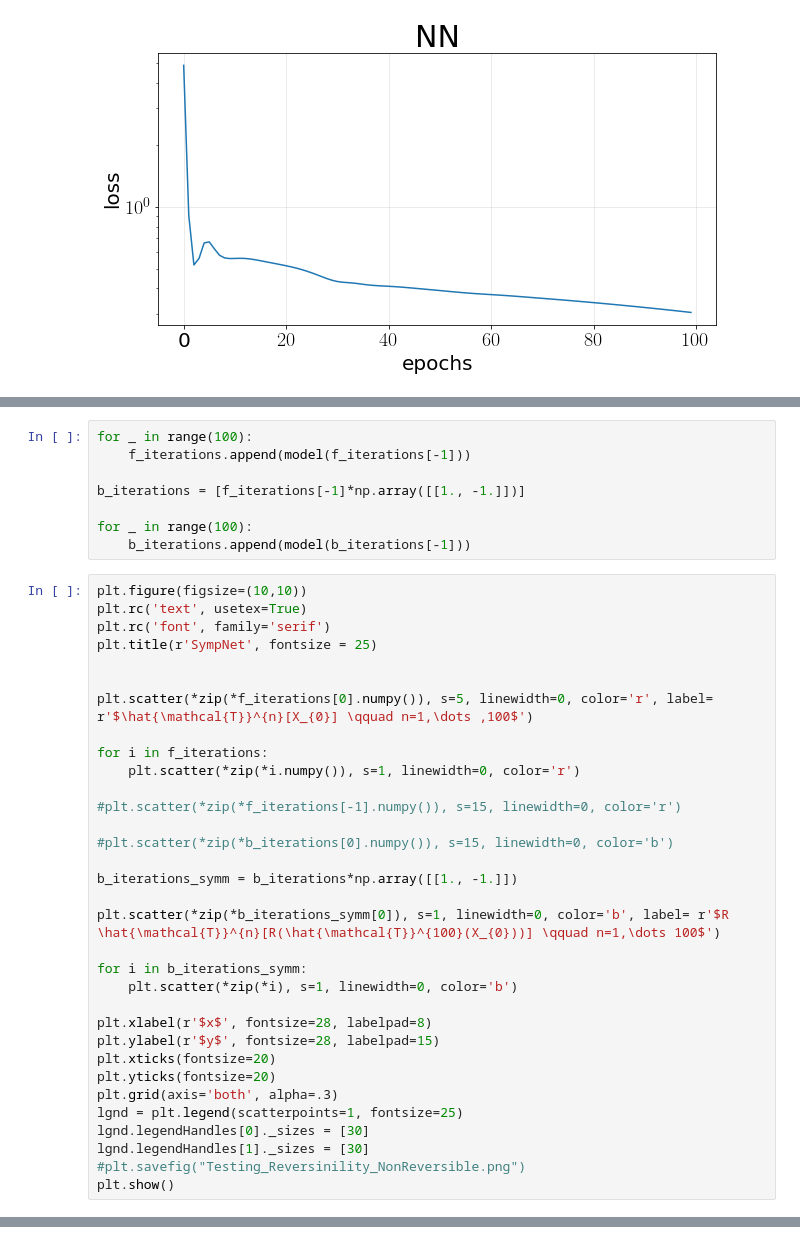
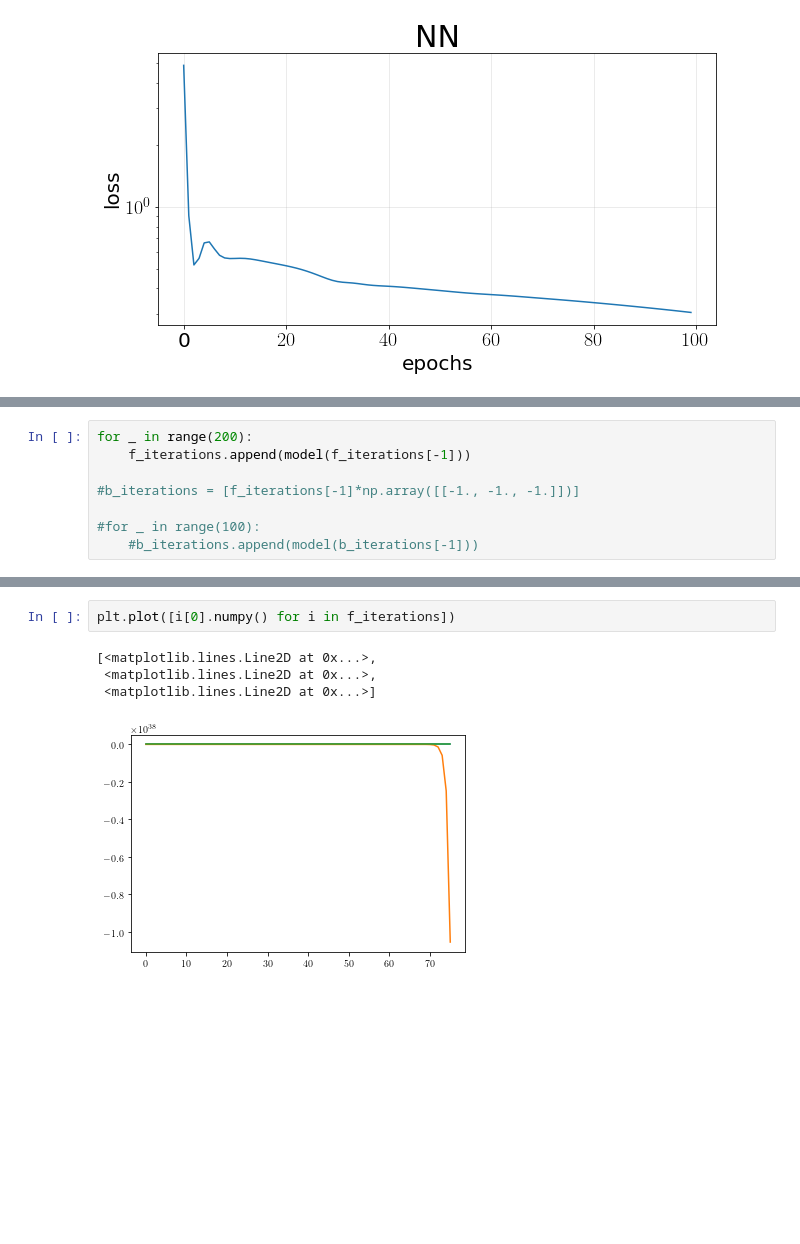
Before and after one commit to Ricvalp/SymplecticTimeReversibleNN, a Jupyter notebook: 3D_system/RealNVP_tfb.ipynb, the cells around one changed output, grey strips where cells are left out. Cells and saved outputs as stored; diff of their text form; blank space fills up the shorter version.

```diff
--- a/3D_system/RealNVP_tfb.ipynb
+++ b/3D_system/RealNVP_tfb.ipynb
@@ -284,41 +284,8 @@ f_iterations = [model(x0)]
 # %%
-for _ in range(100):
+for _ in range(200):
     f_iterations.append(model(f_iterations[-1]))
 
-b_iterations = [f_iterations[-1]*np.array([[1., -1.]])]
+#b_iterations = [f_iterations[-1]*np.array([[-1., -1., -1.]])]
 
-for _ in range(100):
-    b_iterations.append(model(b_iterations[-1]))
+#for _ in range(100):
+    #b_iterations.append(model(b_iterations[-1]))
-# %%
-plt.figure(figsize=(10,10))
-plt.rc('text', usetex=True)
-plt.rc('font', family='serif')
-plt.title(r'SympNet', fontsize = 25)
-
-
-plt.scatter(*zip(*f_iterations[0].numpy()), s=5, linewidth=0, color='r', label= r'$\hat{\mathcal{T}}^{n}[X_{0}] \qquad n=1,\dots ,100$')
-
-for i in f_iterations:
-    plt.scatter(*zip(*i.numpy()), s=1, linewidth=0, color='r')
-
-#plt.scatter(*zip(*f_iterations[-1].numpy()), s=15, linewidth=0, color='r')
-
-#plt.scatter(*zip(*b_iterations[0].numpy()), s=15, linewidth=0, color='b')
-
-b_iterations_symm = b_iterations*np.array([[1., -1.]])
-
-plt.scatter(*zip(*b_iterations_symm[0]), s=1, linewidth=0, color='b', label= r'$R \hat{\mathcal{T}}^{n}[R(\hat{\mathcal{T}}^{100}(X_{0}))] \qquad n=1,\dots 100$')
-
-for i in b_iterations_symm:
-    plt.scatter(*zip(*i), s=1, linewidth=0, color='b')
-
-plt.xlabel(r'$x$', fontsize=28, labelpad=8)
-plt.ylabel(r'$y$', fontsize=28, labelpad=15)
-plt.xticks(fontsize=20)
-plt.yticks(fontsize=20)
-plt.grid(axis='both', alpha=.3)
-lgnd = plt.legend(scatterpoints=1, fontsize=25)
-lgnd.legendHandles[0]._sizes = [30]
-lgnd.legendHandles[1]._sizes = [30]
-#plt.savefig("Testing_Reversinility_NonReversible.png")
-plt.show()
@@ -326,0 +292,7 @@ plt.show()
+# %%
+plt.plot([i[0].numpy() for i in f_iterations])
+# %% [output]
+[<matplotlib.lines.Line2D at 0x...>,
+ <matplotlib.lines.Line2D at 0x...>,
+ <matplotlib.lines.Line2D at 0x...>]
+[figure, added]
```
Also changed, not shown: parts of 5 cells of this notebook.
